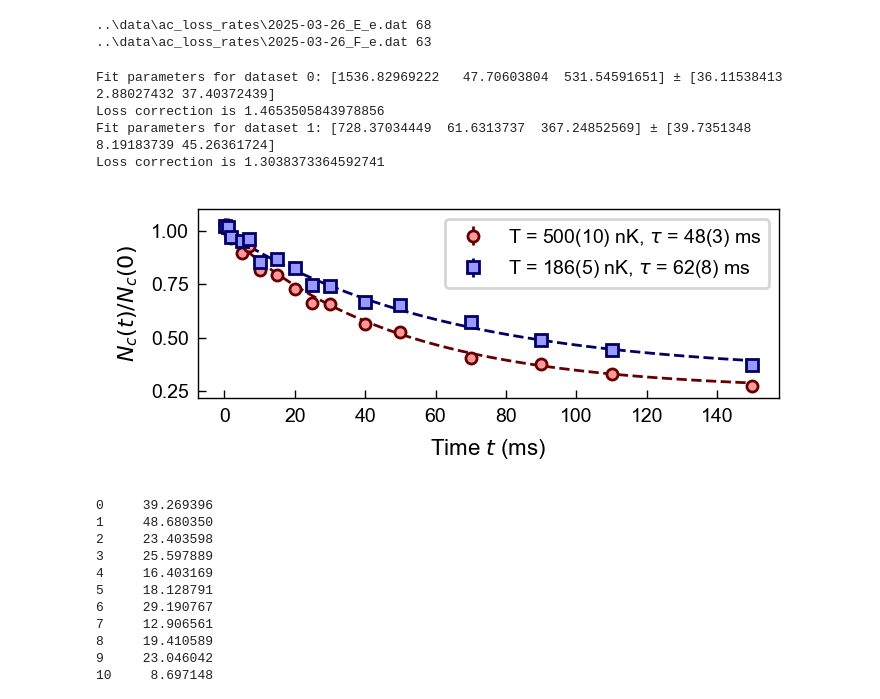
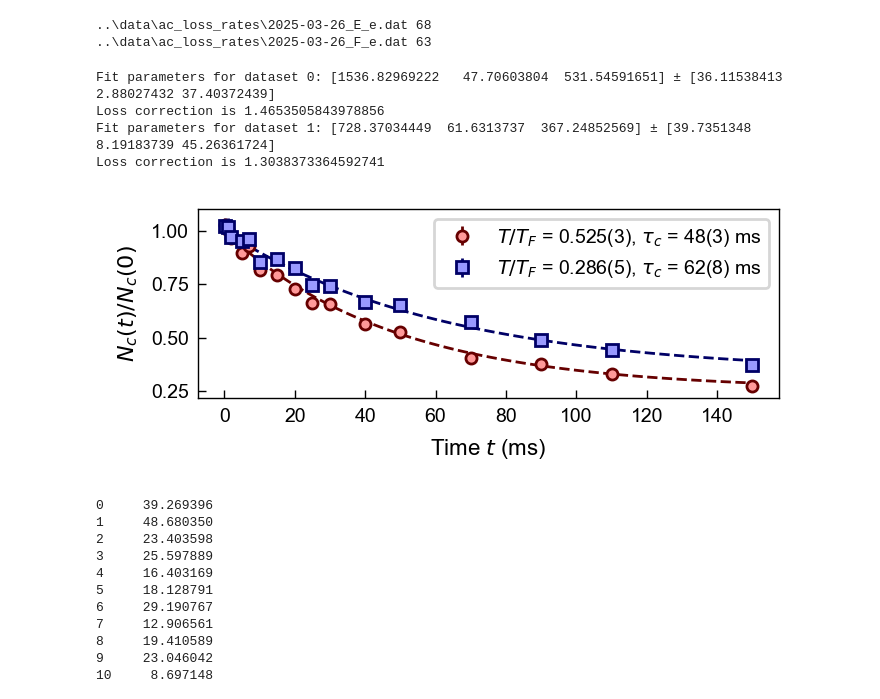
Before and after one commit to colinjdale/ChiPyLab, a Jupyter notebook: examples/ac_loss_rate_estimates.ipynb, the cells around one changed output. Cells and saved outputs as stored; diff of their text form; code cells hidden in the pictures.

```diff
--- a/examples/ac_loss_rate_estimates.ipynb
+++ b/examples/ac_loss_rate_estimates.ipynb
@@ -64,40 +64,41 @@ ax.set(xlabel=xlabel, ylabel=ylabel)
 scan_name = 'time'
 
 labels = ['T = 500(10) nK', 'T = 186(5) nK']
+labels = [r'$T/T_F$ = 0.525(3)', r'$T/T_F$ = 0.286(5)']
 
 for i, df_i in enumerate(dfs):
     sty = styles[i]
     df = group_by_mean(df_i, scan_name)
 
     X = df[scan_name].to_numpy()
     Y = df['c5'].to_numpy()
     EY = df['em_c5'].to_numpy()
 
     popt, pcov = curve_fit(lineshape, X, Y, sigma=EY, p0=[np.max(Y), 100, np.min(Y)])
     perr = np.sqrt(np.diag(pcov))
     print(f"Fit parameters for dataset {i}: {popt} ± {perr}")
 
     norm = popt[0] + popt[2]
     X_fit = np.linspace(np.min(X), np.max(X), 100)
     Y_fit = lineshape(X_fit, *popt)/norm
     ax.plot(X_fit, Y_fit, color=sty['color'], linestyle='--')
 
-    label = labels[i] + r", $\tau$ = " + f"{popt[1]:.0f}({perr[1]:.0f}) ms"
+    label = labels[i] + r", $\tau_c$ = " + f"{popt[1]:.0f}({perr[1]:.0f}) ms"
     ax.errorbar(X, Y/norm, EY/norm, **sty, label=label)
 
     print(f"Loss correction is {norm/lineshape(26.6, *popt)}")
 
 ax.legend()
 
 fig.tight_layout()
 fig.savefig("outputs/ac_loss_rate_estimates.pdf")
 plt.show()
 # %% [output]
 Fit parameters for dataset 0: [1536.82969222   47.70603804  531.54591651] ± [36.11538413  2.88027432 37.40372439]
 Loss correction is 1.4653505843978856
 Fit parameters for dataset 1: [728.37034449  61.6313737  367.24852569] ± [39.7351348   8.19183739 45.26361724]
 Loss correction is 1.3038373364592741
-[figure, old version]
+[figure, new version]
 # %%
 df['em_c5']
 # %% [output]
```
